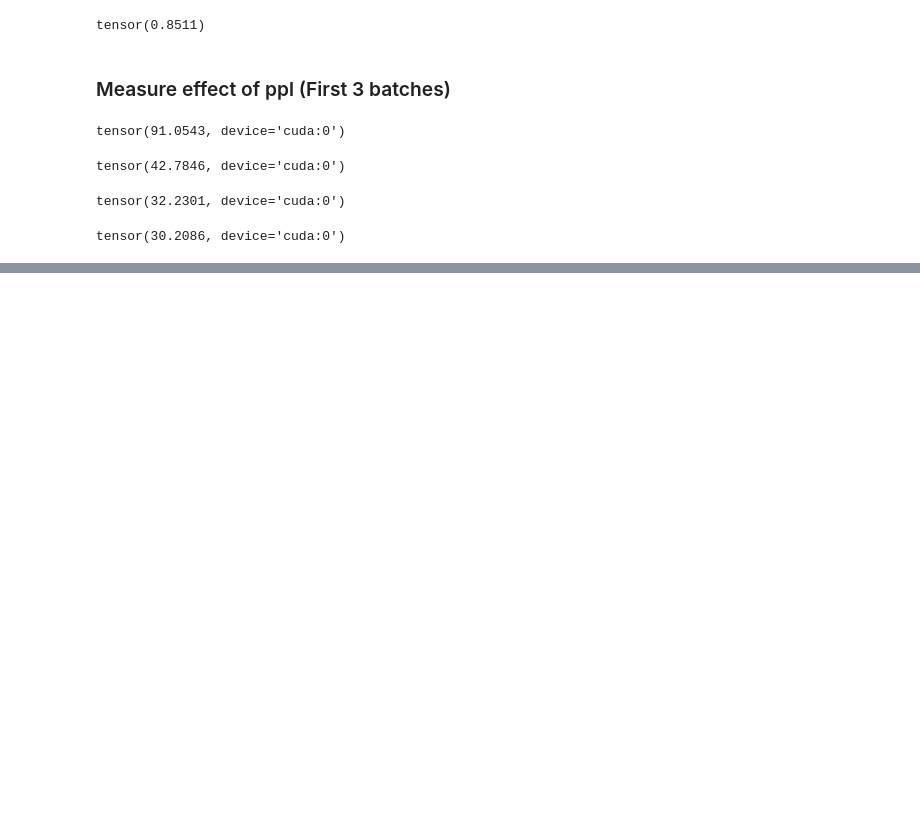
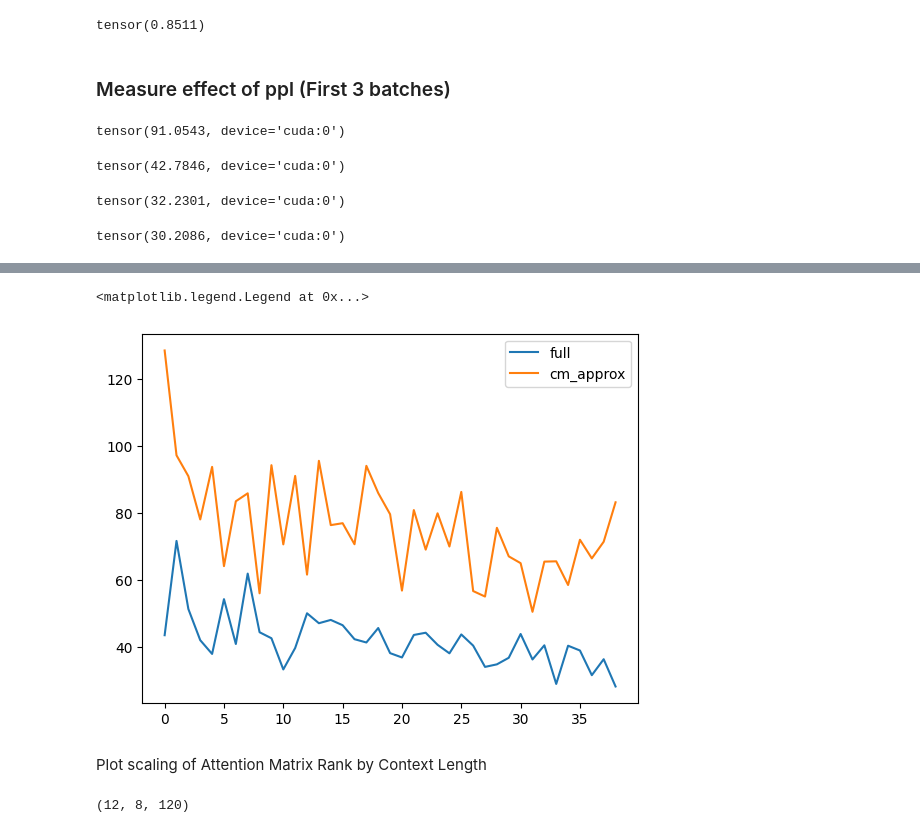
Before and after one commit to IsaacRe/Forgetful-Transformers, a Jupyter notebook: Low-Rank Analysis.ipynb, the cells around one changed output, grey strips where cells are left out. Saved outputs shown, nothing was run; the diff lists cells and outputs as text; code cells hidden in the pictures; blank space fills up the shorter version.

```diff
--- a/Low-Rank Analysis.ipynb
+++ b/Low-Rank Analysis.ipynb
@@ -203,0 +301,17 @@ tensor(30.2086, device='cuda:0')
+# %%
+plt.plot(ppl, label='full')
+plt.plot(ppl_cm, label='cm_approx')
+#plt.plot(ppl_ncm, label='ncm_approx')
+plt.legend()
+# %% [output]
+<matplotlib.legend.Legend at 0x...>
+[figure, added]
+# %% [markdown]
+Plot scaling of Attention Matrix Rank by Context Length
+# %%
+ranks = torch.stack([torch.concatenate(drop_in.GLOBALS.outputs['rank'][i], dim=0) for i in range(n_layer)], dim=0).cpu().numpy()
+ranks = np.stack(np.array_split(ranks, len(context_lengths) - 1, axis=1), axis=1)  # [ n layer, n context length, n heads, n sample ]
+ranks = ranks.reshape((*ranks.shape[:2], -1))
+ranks.shape
+# %% [output]
+(12, 8, 120)
```
Also changed, not shown: parts of 6 cells of this notebook, 1 other file.
